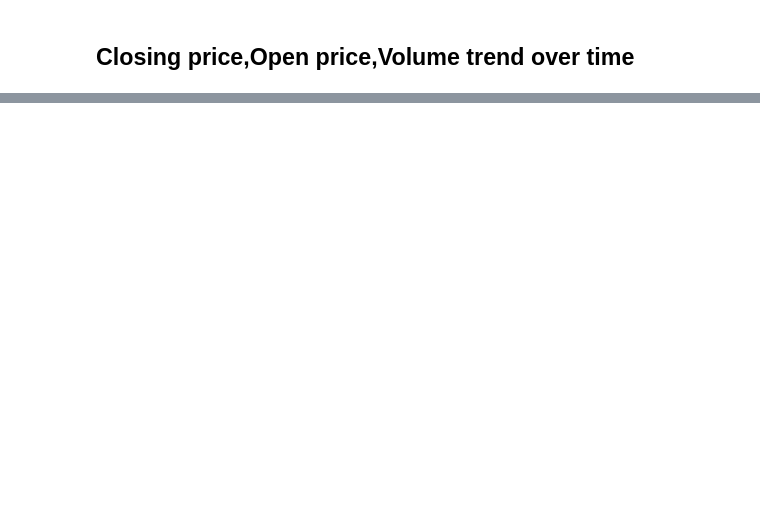
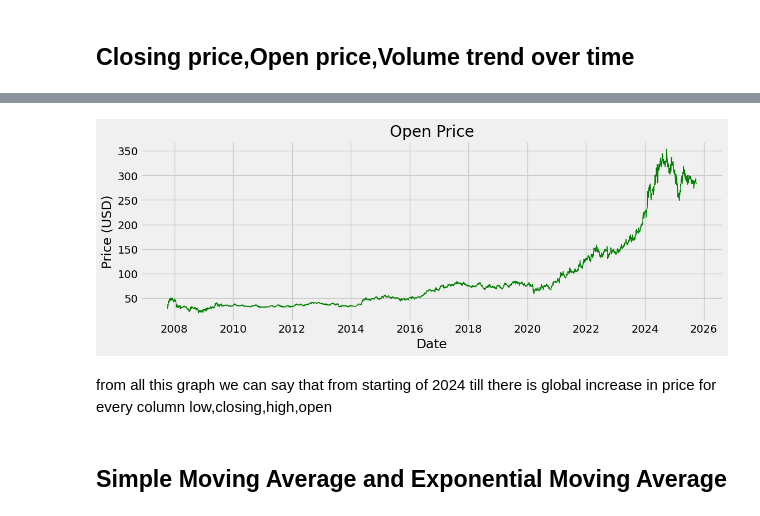
Before and after one commit to aditya90001/stock_price_prediction, a Jupyter notebook: a.ipynb, the cells around one changed output, grey strips where cells are left out. Drawn from its saved outputs; the diff is of its cells as text; code cells hidden in the pictures; blank space fills up the shorter version.

Commit message:
till exponential moving average

```diff
--- a/a.ipynb
+++ b/a.ipynb
@@ -136,0 +172,14 @@ plt.show()
+# %%
+
+plt.figure(figsize=(12,4))
+plt.plot(df["Date"], df["Open"], color="green", linewidth=1)
+plt.title("Open Price")
+plt.xlabel("Date")
+plt.ylabel("Price (USD)")
+plt.show()
+# %% [output]
+[figure, added]
+# %% [markdown]
+from all this graph we can say that from starting of 2024 till there is global increase in price for every column low,closing,high,open
+# %% [markdown]
+## Simple Moving Average and Exponential Moving Average
```
Also changed, not shown: parts of 19 cells of this notebook.
